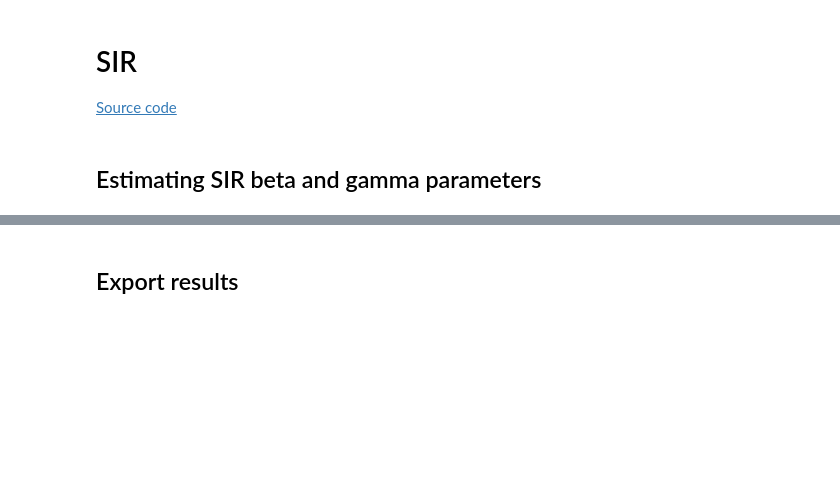
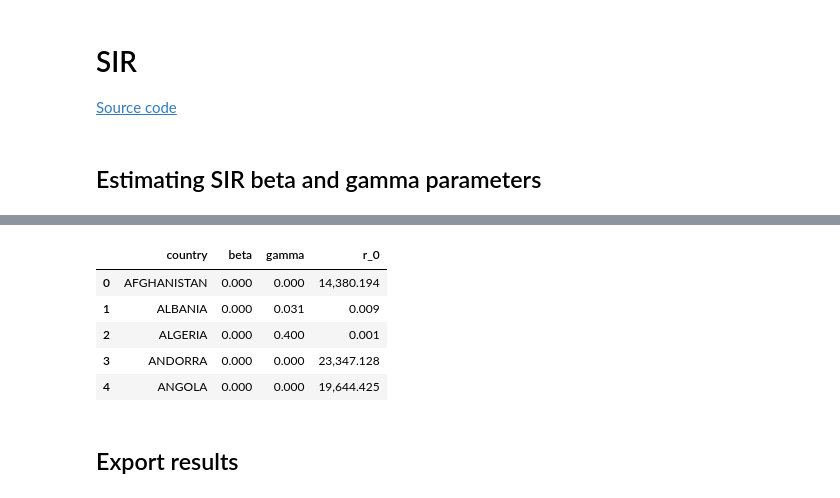
Before and after one commit to rafaelvalero/covid_forecast, a Jupyter notebook: notebooks/SIR.ipynb, the cells around one changed output, grey strips where cells are left out. Cells and saved outputs as stored; diff of their text form; code cells hidden in the pictures; blank space fills up the shorter version.

```diff
--- a/notebooks/SIR.ipynb
+++ b/notebooks/SIR.ipynb
@@ -314,5 +314,12 @@ country=JAMAICA, beta=0.00020076, gamma=0.00000001, r_0=20075.87142411
 # %%
-display(results_df)
+display(results_df.head())
+# %% [output]
+|  | country | beta | gamma | r_0 |
+| 0 | AFGHANISTAN | 0.000 | 0.000 | 14,380.194 |
+| 1 | ALBANIA | 0.000 | 0.031 | 0.009 |
+| 2 | ALGERIA | 0.000 | 0.400 | 0.001 |
+| 3 | ANDORRA | 0.000 | 0.000 | 23,347.128 |
+| 4 | ANGOLA | 0.000 | 0.000 | 19,644.425 |
 # %% [markdown]
 ## Export results
 # %%
```
Also changed, not shown: parts of 3 cells of this notebook.
